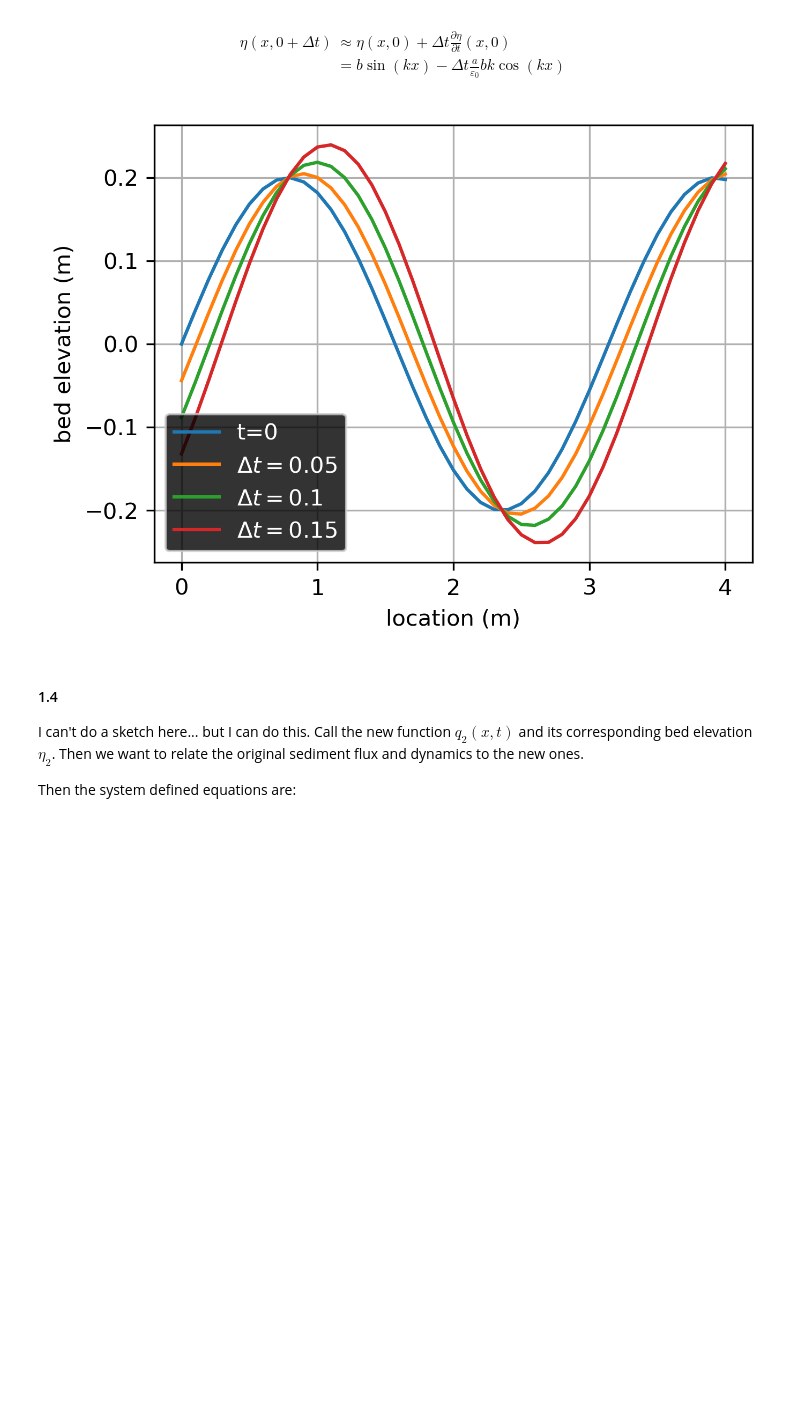
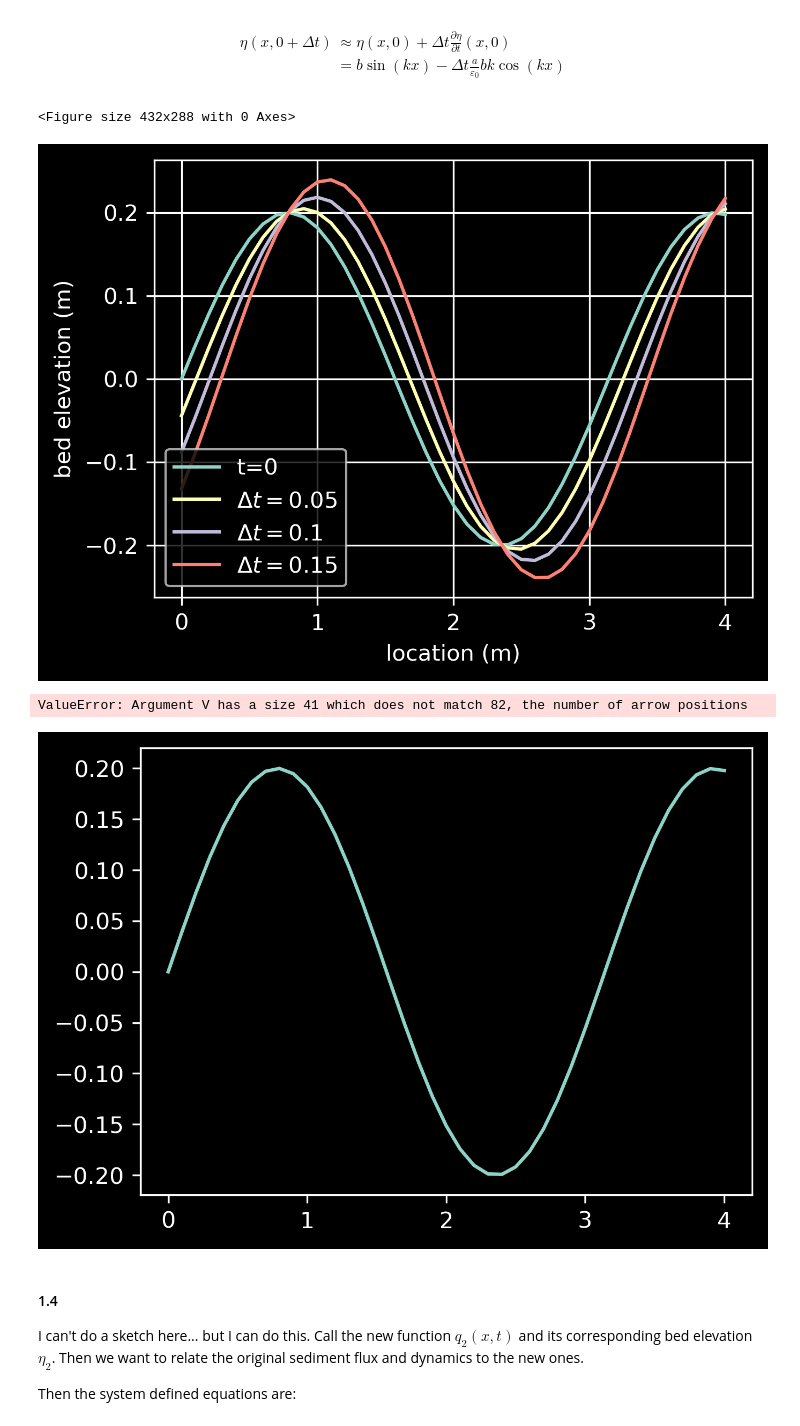
Before and after one commit to isamarcortes/Depositional_Mechanics, a Jupyter notebook: PS1.ipynb, the cells around one changed output. Cells and saved outputs as stored; diff of their text form; code cells hidden in the pictures; blank space fills up the shorter version.

```diff
--- a/PS1.ipynb
+++ b/PS1.ipynb
@@ -69,25 +69,44 @@ x=np.arange(start, end+xdelta,xdelta)
 #time domain
 tdelta=[0.05,0.1,0.15]
 # %%
+#clear figures
+plt.cla(); plt.clf();
 #setup
 n=[];
+plt.style.use("dark_background");
 fig, ax= plt.subplots(figsize=[4.8, 3.6],dpi=300);
-plt.style.use("dark_background");
 # initial conditions plot
 n.append(b*np.sin(k*x));
 ax.plot(x,n[0],label="t=0");
 # different time delta plots
 for i in range(len(tdelta)):
     n.append( b*np.sin(k*x)-tdelta[i]*(a*b*k/eps)*np.cos(k*x) );
     ax.plot(x,n[i+1],label="$\Delta t=$"+str(tdelta[i]));
 # style of the plot
 ax.set_xlabel("location (m)");
 ax.set_ylabel("bed elevation (m)");
 ax.legend();
 ax.grid(True);
 plt.show();
+
+#now with a plot of the flow on top
+fig2, ax2= plt.subplots(figsize=[4.8, 3.6],dpi=300);
+ax2.plot(x,n[0],label="$\eta (x)$");
+y_dummy=x*0;
+q=q0+a*n[0];
+ax2.quiver(x,n[0],q,y_dummy);
+
+# style of the plot
+ax2.set_xlabel("location (m)");
+ax2.set_ylabel("bed elevation (m)");
+ax2.legend();
+ax2.grid(True);
+plt.show();
 # %% [output]
+<Figure size 432x288 with 0 Axes>
-[figure, old version]
+[figure, new version]
+ValueError: Argument V has a size 41 which does not match 82, the number of arrow positions
+[figure, added]
 # %% [markdown]
 #### 1.4
 I can't do a sketch here... but I can do this. Call the new function $q_2(x,t)$ and its corresponding bed elevation $\eta_2$. Then we want to relate the original sediment flux and dynamics to the new ones.
```
Also changed, not shown: parts of 6 cells of this notebook.
